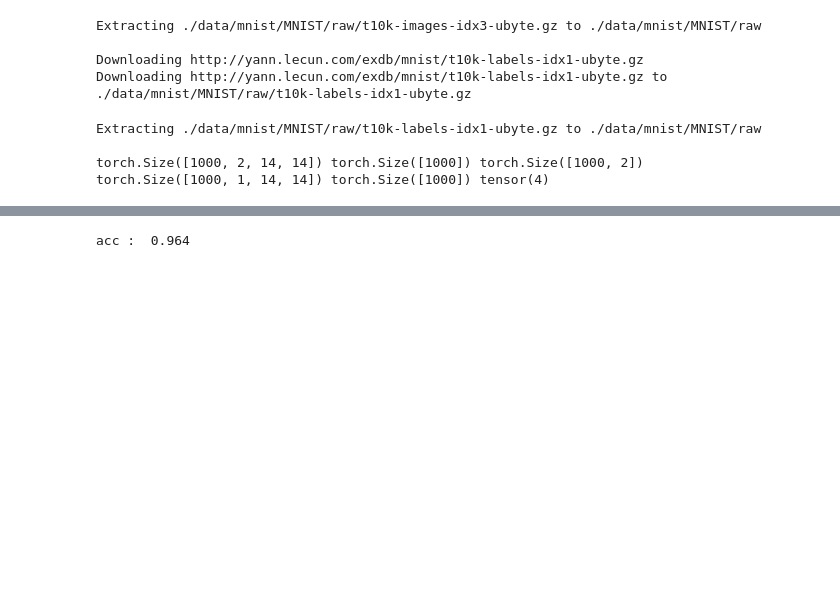
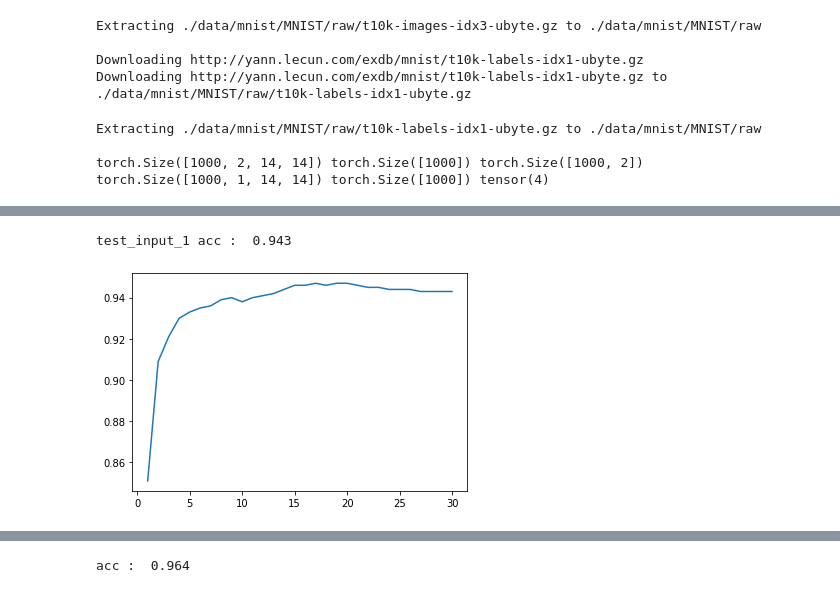
Before and after one commit to lai86423/DL_pytorchModel_UNIGE_DL_project1, a Jupyter notebook: project1.ipynb, the cells around one changed output, grey strips where cells are left out. Drawn from its saved outputs; the diff is of its cells as text; code cells hidden in the pictures; blank space fills up the shorter version.

```diff
--- a/project1.ipynb
+++ b/project1.ipynb
@@ -114,2 +125,27 @@ test_input_1 acc :  0.933
+# %%
+model = Net()
+η = 0.002 #If it too big, it will fail!
+mini_batch_size = 50
+nb_epochs =30
+acc_epoch = []
+#print(train_input, train_target)
+for e in range(nb_epochs):
+    #print(train_input_1, train_classes_1)
+    model, acc_loss = train_model(model, train_input_1, train_classes_1, mini_batch_size)
+    acc, output_class_1 = compute_nb_errors(model, test_input_1, test_classes_1, mini_batch_size)
+    model, acc_loss = train_model(model, train_input_2, train_classes_2, mini_batch_size)
+    acc, output_class_2 = compute_nb_errors(model, test_input_2, test_classes_2, mini_batch_size)
+
+    # print('epoch :', e, ' loss :', round(acc_loss))
+    # print('acc : ', acc)
+    # print('----------')
+    acc_epoch.append(acc)
+# plotting
+my_plot(np.linspace(1, nb_epochs, nb_epochs).astype(int), acc_epoch)
+print('test_input_1 acc : ', acc)
+model1 = model #save first input training model
+# %% [output]
+test_input_1 acc :  0.943
+[figure, added]
 # %%
 # [Method 1: Train on the same Model] train_input_1 & train_input_2
```
Also changed, not shown: parts of 5 cells of this notebook, 2 other files.
